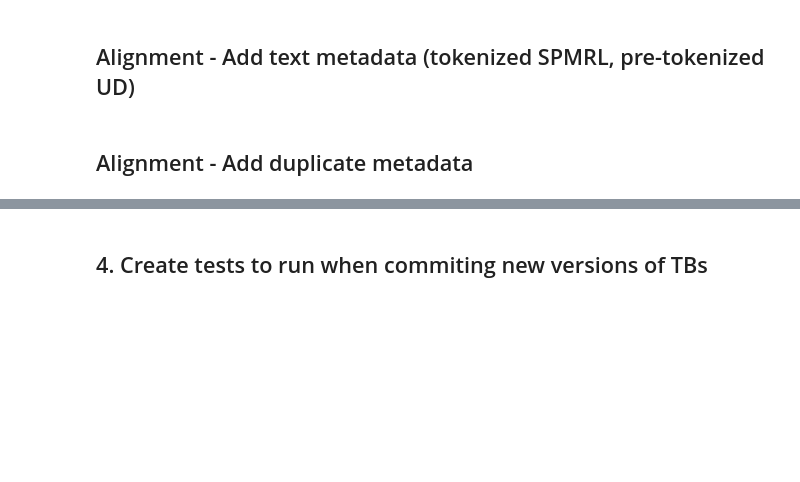
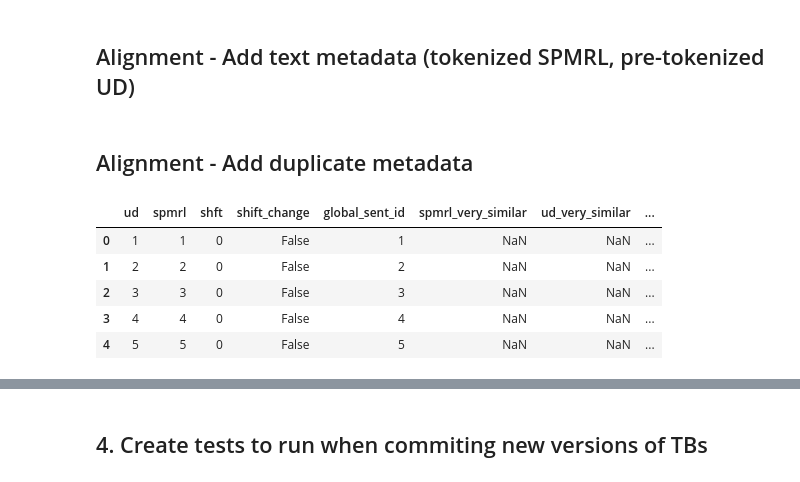
Before and after one commit to cjer/NER, a Jupyter notebook: 17_treebank_alignments.ipynb, the cells around one changed output, grey strips where cells are left out. Cells and saved outputs as stored; diff of their text form; code cells hidden in the pictures; blank space fills up the shorter version.

```diff
--- a/17_treebank_alignments.ipynb
+++ b/17_treebank_alignments.ipynb
@@ -1825,2 +1844,11 @@ with open('align/ud_fixed.conllu', 'w', encoding='utf8') as f:
 # %% [markdown]
 ## Alignment - Add duplicate metadata
+# %%
+sentence_align_map.head()
+# %% [output]
+|  | ud | spmrl | shft | shift_change | global_sent_id | spmrl_very_similar | ud_very_similar | ... |
+| 0 | 1 | 1 | 0 | False | 1 | NaN | NaN | ... |
+| 1 | 2 | 2 | 0 | False | 2 | NaN | NaN | ... |
+| 2 | 3 | 3 | 0 | False | 3 | NaN | NaN | ... |
+| 3 | 4 | 4 | 0 | False | 4 | NaN | NaN | ... |
+| 4 | 5 | 5 | 0 | False | 5 | NaN | NaN | ... |
```
Also changed, not shown: parts of 8 cells of this notebook, 2 other files.
